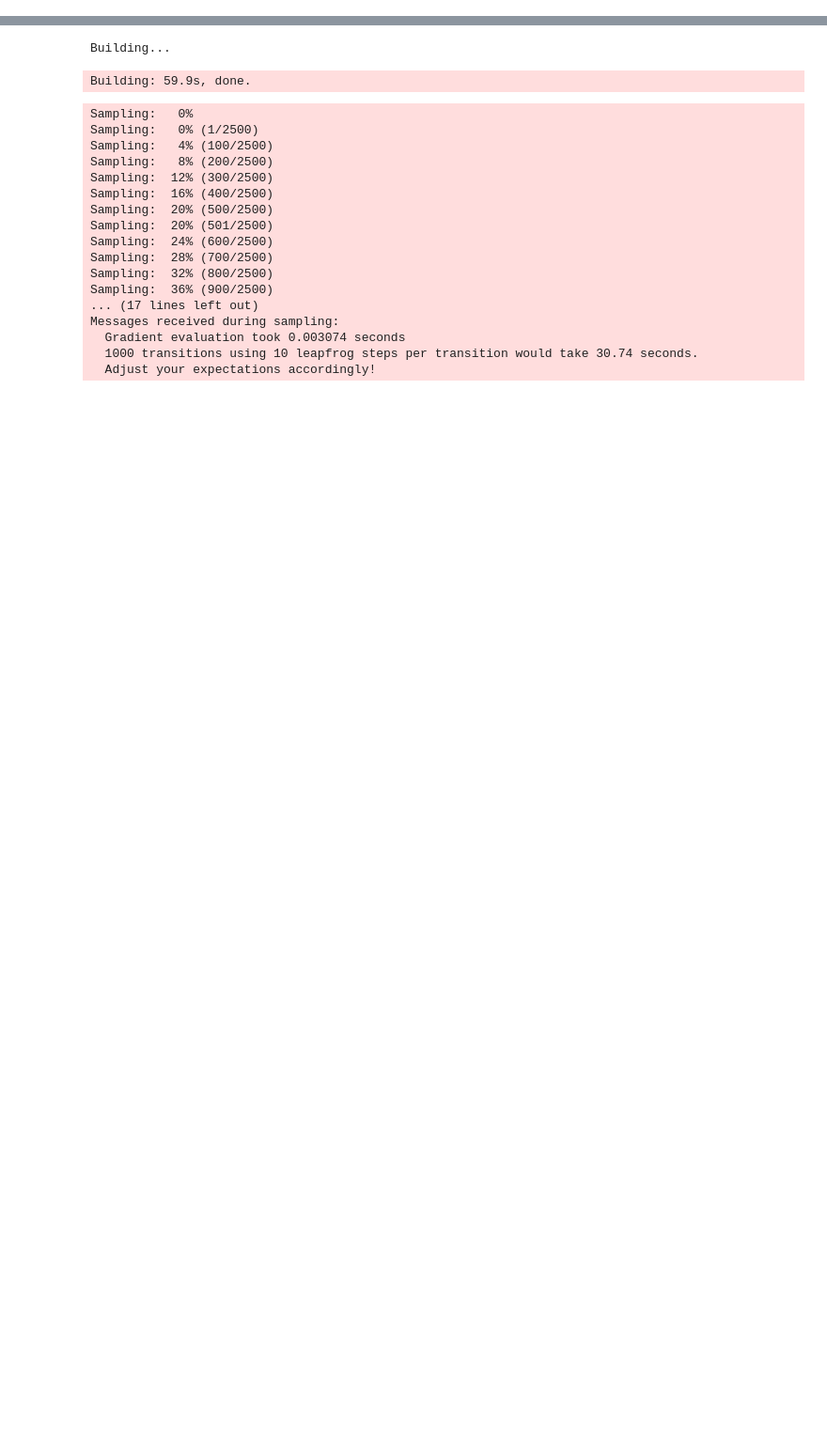
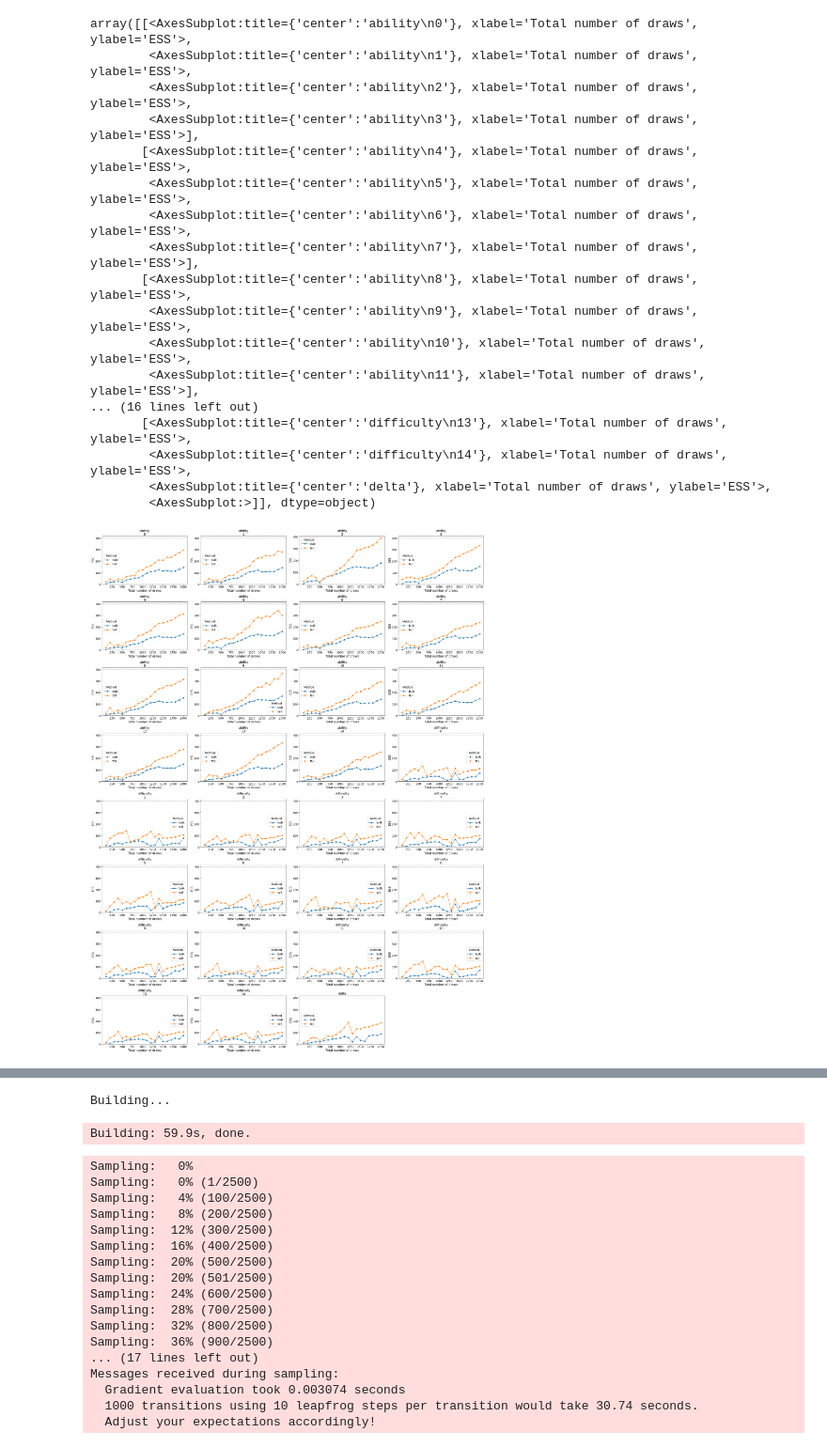
Before and after one commit to ab3masta/pfe_final_notebook, a Jupyter notebook: irt_using_simulatedData.ipynb, the cells around one changed output, grey strips where cells are left out. Shown at 94% size. Saved outputs shown, nothing was run; the diff lists cells and outputs as text; code cells hidden in the pictures; blank space fills up the shorter version.

```diff
--- a/irt_using_simulatedData.ipynb
+++ b/irt_using_simulatedData.ipynb
@@ -337,0 +401,23 @@ array([[<AxesSubplot:title={'center':'ability'}>,
+# %%
+az.plot_ess(
+    idata, kind="evolution"
+)
+# %% [output]
+array([[<AxesSubplot:title={'center':'ability\n0'}, xlabel='Total number of draws', ylabel='ESS'>,
+        <AxesSubplot:title={'center':'ability\n1'}, xlabel='Total number of draws', ylabel='ESS'>,
+        <AxesSubplot:title={'center':'ability\n2'}, xlabel='Total number of draws', ylabel='ESS'>,
+        <AxesSubplot:title={'center':'ability\n3'}, xlabel='Total number of draws', ylabel='ESS'>],
+       [<AxesSubplot:title={'center':'ability\n4'}, xlabel='Total number of draws', ylabel='ESS'>,
+        <AxesSubplot:title={'center':'ability\n5'}, xlabel='Total number of draws', ylabel='ESS'>,
+        <AxesSubplot:title={'center':'ability\n6'}, xlabel='Total number of draws', ylabel='ESS'>,
+        <AxesSubplot:title={'center':'ability\n7'}, xlabel='Total number of draws', ylabel='ESS'>],
+       [<AxesSubplot:title={'center':'ability\n8'}, xlabel='Total number of draws', ylabel='ESS'>,
+        <AxesSubplot:title={'center':'ability\n9'}, xlabel='Total number of draws', ylabel='ESS'>,
+        <AxesSubplot:title={'center':'ability\n10'}, xlabel='Total number of draws', ylabel='ESS'>,
+        <AxesSubplot:title={'center':'ability\n11'}, xlabel='Total number of draws', ylabel='ESS'>],
+... (16 lines left out)
+       [<AxesSubplot:title={'center':'difficulty\n13'}, xlabel='Total number of draws', ylabel='ESS'>,
+        <AxesSubplot:title={'center':'difficulty\n14'}, xlabel='Total number of draws', ylabel='ESS'>,
+        <AxesSubplot:title={'center':'delta'}, xlabel='Total number of draws', ylabel='ESS'>,
+        <AxesSubplot:>]], dtype=object)
+[figure, added]
```
Also changed, not shown: parts of 32 cells of this notebook, 2 other files.
